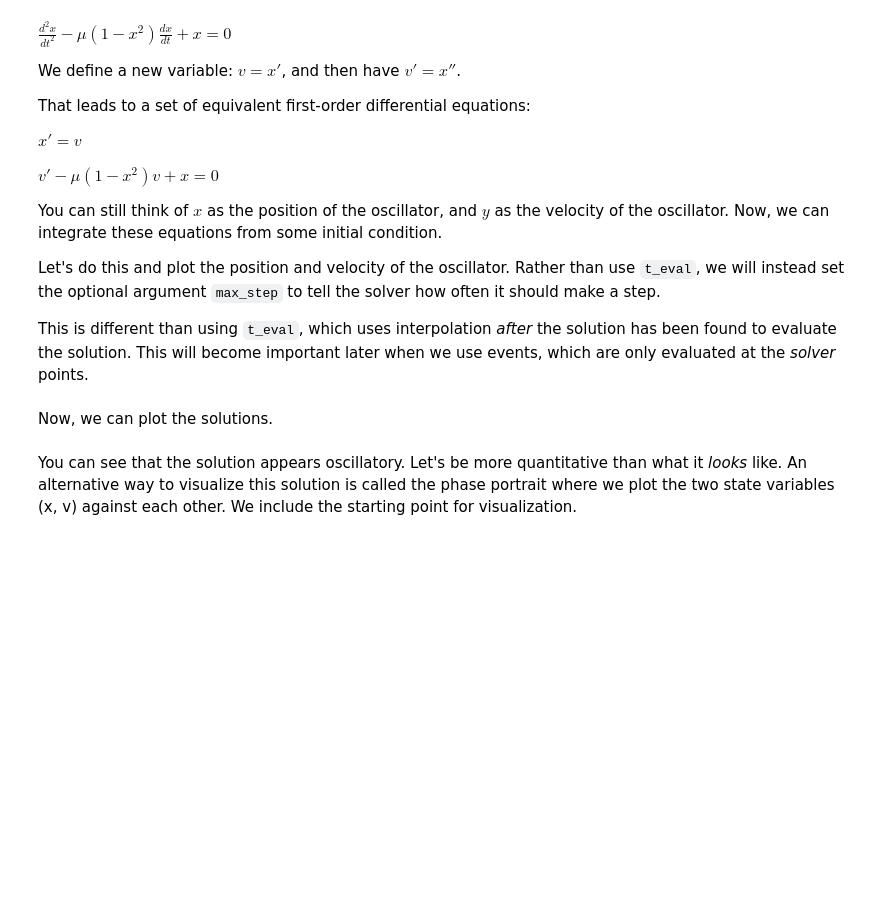
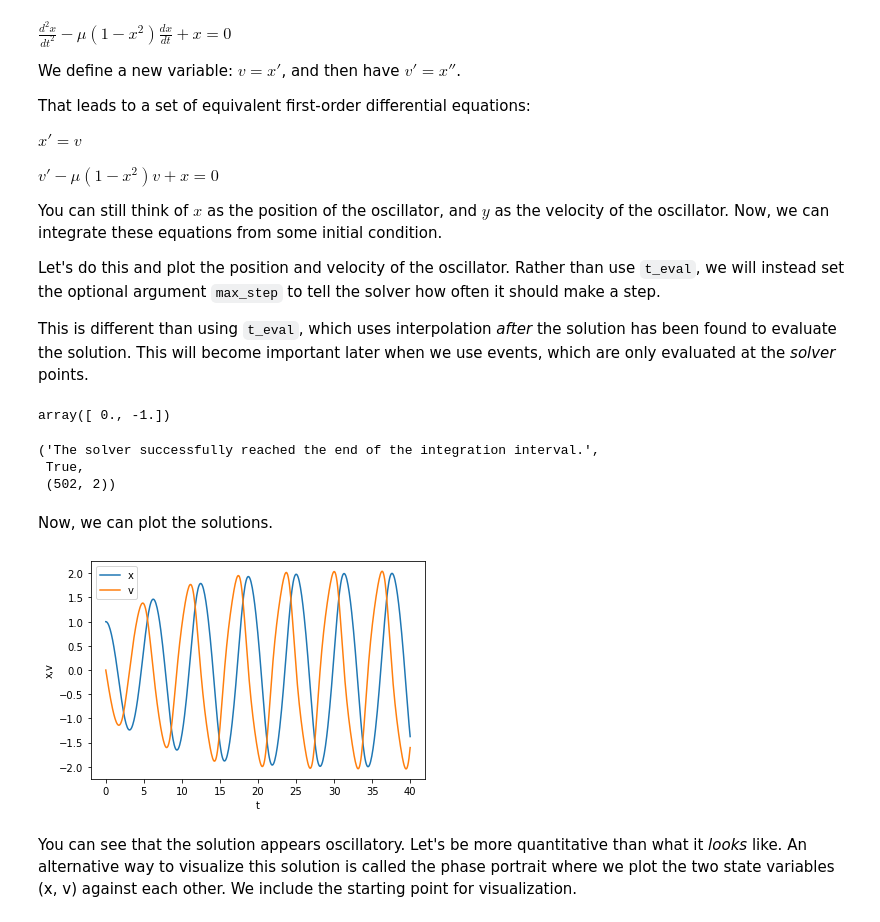
Before and after one commit to Steel-Bank-codespaces/f22-06623, a Jupyter notebook: lectures/05-nth-odes/05-nth-odes.ipynb, the cells around one changed output. Drawn from its saved outputs; the diff is of its cells as text; code cells hidden in the pictures; blank space fills up the shorter version.

```diff
--- a/lectures/05-nth-odes/05-nth-odes.ipynb
+++ b/lectures/05-nth-odes/05-nth-odes.ipynb
@@ -41,24 +41,34 @@ def dXdt(t, X):
     return np.array([dxdt, dvdt])
 
 
-X0 = np.array((1, 2))  # you can pick any x0, and v0 you want.
+X0 = np.array((1, 0))  # you can pick any x0, and v0 you want.
 tspan = np.array((0, 40))
 
 dXdt(0, X0)
+# %% [output]
+array([ 0., -1.])
 # %%
 teval, h = np.linspace(*tspan, 500, retstep=True)
 
 sol = solve_ivp(dXdt, tspan, X0, max_step=h)
 sol.message, sol.success, sol.y.T.shape
+# %% [output]
+('The solver successfully reached the end of the integration interval.',
+ True,
+ (502, 2))
 # %% [markdown]
 Now, we can plot the solutions.
 # %%
 import matplotlib.pyplot as plt
 
-plt.plot(sol.t, sol.y.T)
+#plt.plot(sol.t, sol.y.T)
+plt.plot(sol.t, sol.y[0])
+plt.plot(sol.t, sol.y[1])
 plt.xlabel("t")
 plt.ylabel("x,v")
 plt.legend(["x", "v"]);
+# %% [output]
+[figure, added]
 # %% [markdown]
 You can see that the solution appears oscillatory. Let's be more quantitative than what it *looks* like. An alternative way to visualize this solution is called the phase portrait where we plot the two state variables (x, v) against each other. We include the starting point for visualization.
 # %%
```
Also changed, not shown: parts of 17 cells of this notebook.
